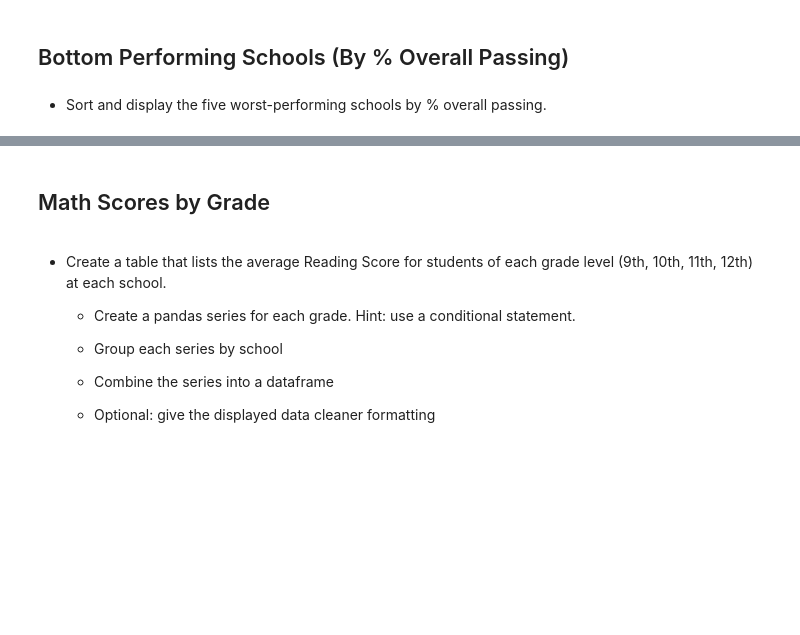
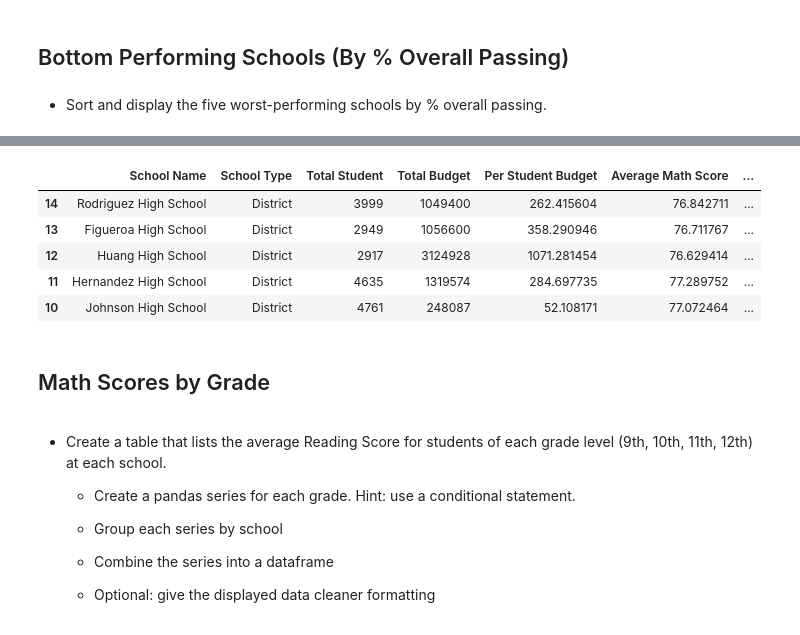
Before and after one commit to isha167/Pandas-Challenge, a Jupyter notebook: PyCitySchools/PyCitySchools_starter.ipynb, the cells around one changed output, grey strips where cells are left out. Cells and saved outputs as stored; diff of their text form; code cells hidden in the pictures; blank space fills up the shorter version.

```diff
--- a/PyCitySchools/PyCitySchools_starter.ipynb
+++ b/PyCitySchools/PyCitySchools_starter.ipynb
@@ -162,3 +178,12 @@ Name: Student ID, dtype: float64
+# %%
+sort_df.nsmallest(5, '% Overall Passing')
+# %% [output]
+|  | School Name | School Type | Total Student | Total Budget | Per Student Budget | Average Math Score | ... |
+| 14 | Rodriguez High School | District | 3999 | 1049400 | 262.415604 | 76.842711 | ... |
+| 13 | Figueroa High School | District | 2949 | 1056600 | 358.290946 | 76.711767 | ... |
+| 12 | Huang High School | District | 2917 | 3124928 | 1071.281454 | 76.629414 | ... |
+| 11 | Hernandez High School | District | 4635 | 1319574 | 284.697735 | 77.289752 | ... |
+| 10 | Johnson High School | District | 4761 | 248087 | 52.108171 | 77.072464 | ... |
 # %% [markdown]
 ## Math Scores by Grade
 # %% [markdown]
```
Also changed, not shown: parts of 7 cells of this notebook.
